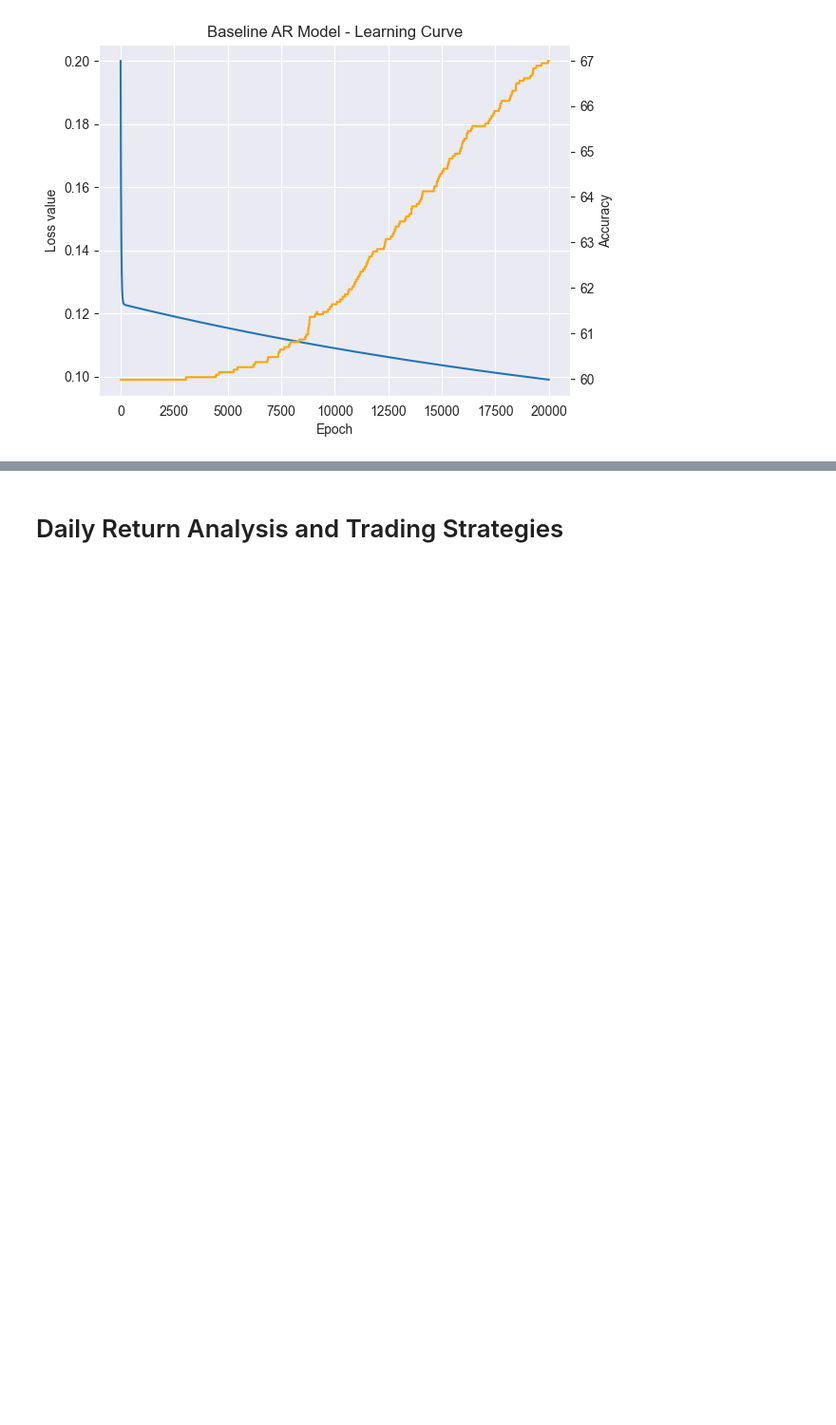
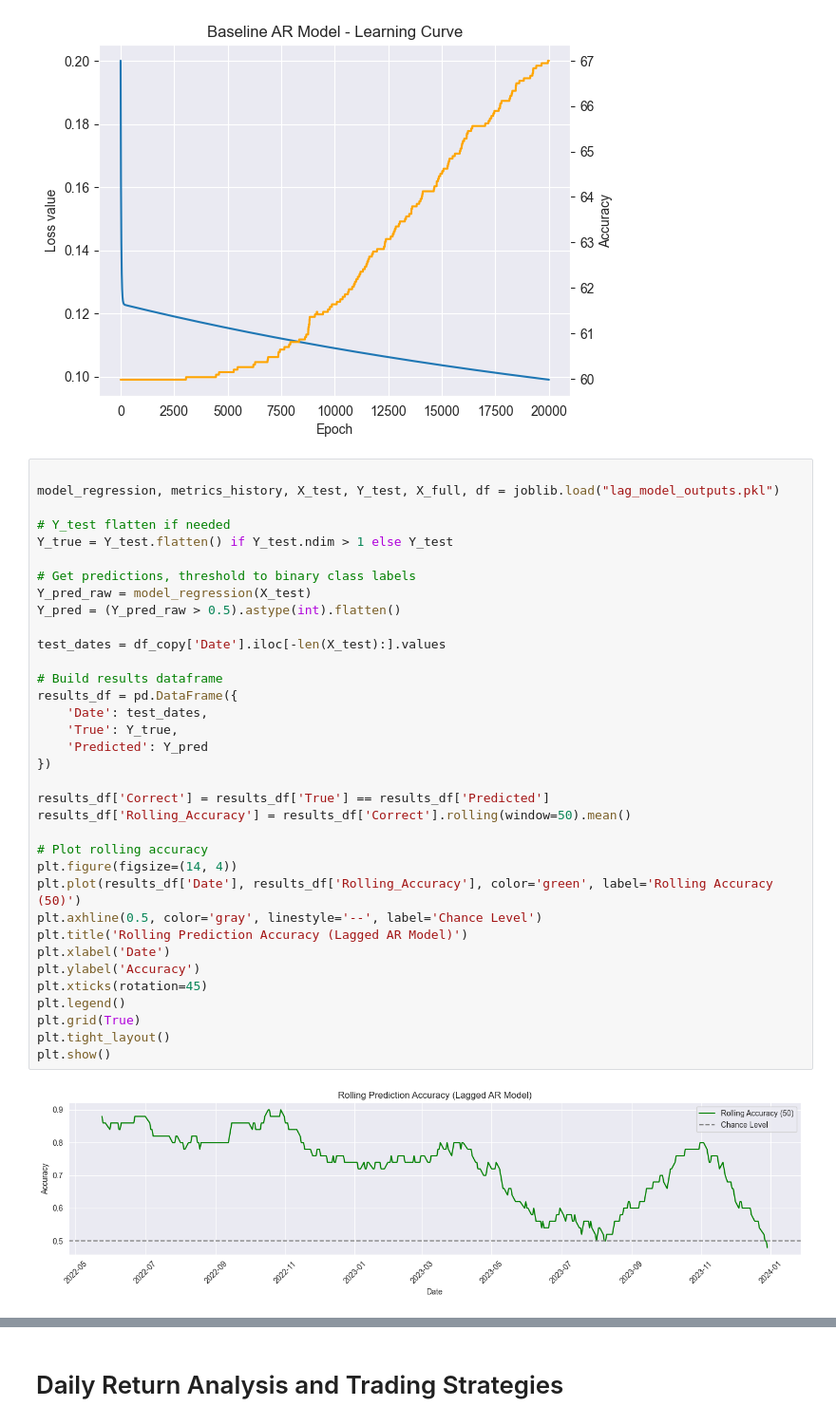
Before and after one commit to eliashuber2401/Machine-Learning-Project-Finance, a Jupyter notebook: Project main/Predictor - copy.ipynb, the cells around one changed output, grey strips where cells are left out. Shown at 95% size. Drawn from its saved outputs; the diff is of its cells as text; blank space fills up the shorter version.

```diff
--- a/Project main/Predictor - copy.ipynb
+++ b/Project main/Predictor - copy.ipynb
@@ -556,3 +556,40 @@ plt.show()
 Final train accuracy (baseline): 67.00%
 Test accuracy (baseline): 71.68%
 [figure]
+# %%
+
+model_regression, metrics_history, X_test, Y_test, X_full, df = joblib.load("lag_model_outputs.pkl")
+
+# Y_test flatten if needed
+Y_true = Y_test.flatten() if Y_test.ndim > 1 else Y_test
+
+# Get predictions, threshold to binary class labels
+Y_pred_raw = model_regression(X_test)
+Y_pred = (Y_pred_raw > 0.5).astype(int).flatten()
+
+test_dates = df_copy['Date'].iloc[-len(X_test):].values
+
+# Build results dataframe
+results_df = pd.DataFrame({
+    'Date': test_dates,
+    'True': Y_true,
+    'Predicted': Y_pred
+})
+
+results_df['Correct'] = results_df['True'] == results_df['Predicted']
+results_df['Rolling_Accuracy'] = results_df['Correct'].rolling(window=50).mean()
+
+# Plot rolling accuracy
+plt.figure(figsize=(14, 4))
+plt.plot(results_df['Date'], results_df['Rolling_Accuracy'], color='green', label='Rolling Accuracy (50)')
+plt.axhline(0.5, color='gray', linestyle='--', label='Chance Level')
+plt.title('Rolling Prediction Accuracy (Lagged AR Model)')
+plt.xlabel('Date')
+plt.ylabel('Accuracy')
+plt.xticks(rotation=45)
+plt.legend()
+plt.grid(True)
+plt.tight_layout()
+plt.show()
+# %% [output]
+[figure, added]
```
Also changed, not shown: parts of 1 cell of this notebook.
